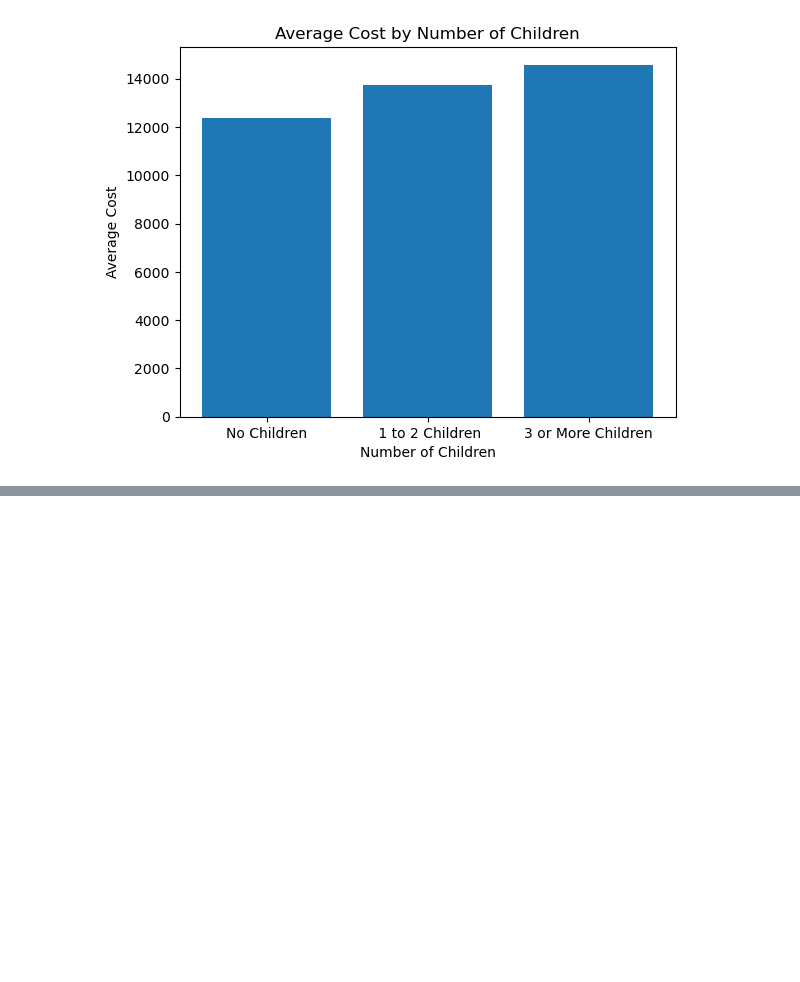
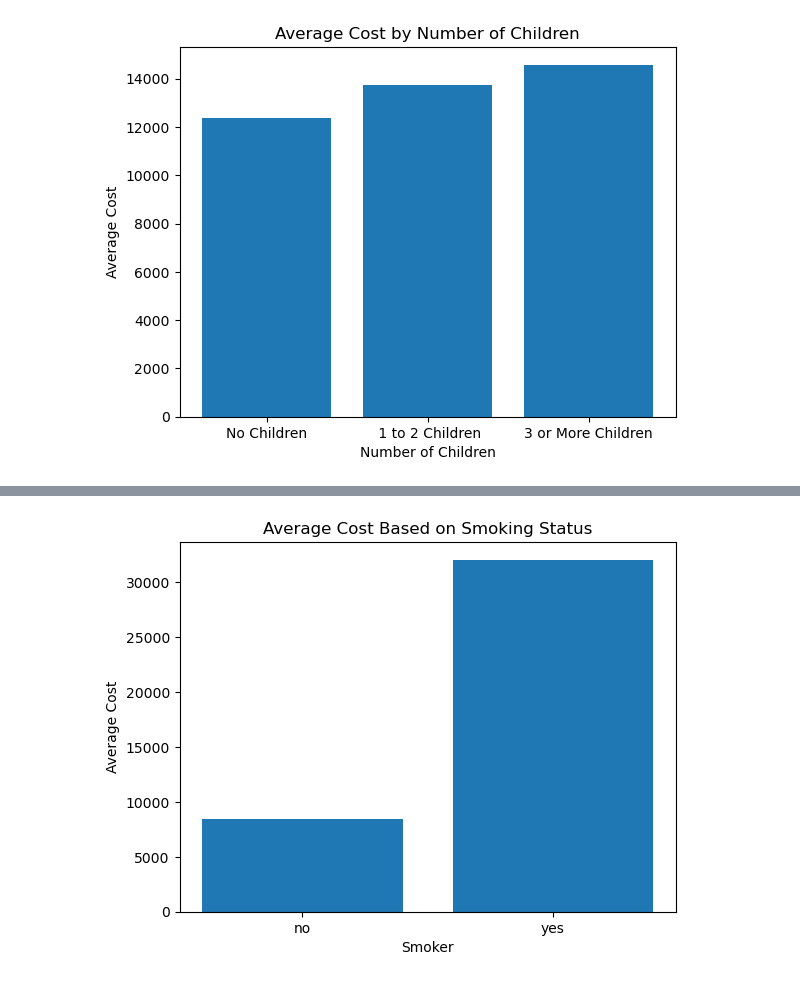
Before and after one commit to jaimelangenfeld/project1, a Jupyter notebook: sex_age.ipynb, the cells around one changed output, grey strips where cells are left out. Cells and saved outputs as stored; diff of their text form; code cells hidden in the pictures; blank space fills up the shorter version.

```diff
--- a/sex_age.ipynb
+++ b/sex_age.ipynb
@@ -268,0 +288,8 @@ plt.show()
+# %%
+plt.bar(ave_cost_smoke['smoker'],ave_cost_smoke['charges'])
+plt.title('Average Cost Based on Smoking Status')
+plt.xlabel('Smoker')
+plt.ylabel('Average Cost')
+plt.show()
+# %% [output]
+[figure, added]
```
Also changed, not shown: parts of 8 cells of this notebook, 1 other file.
